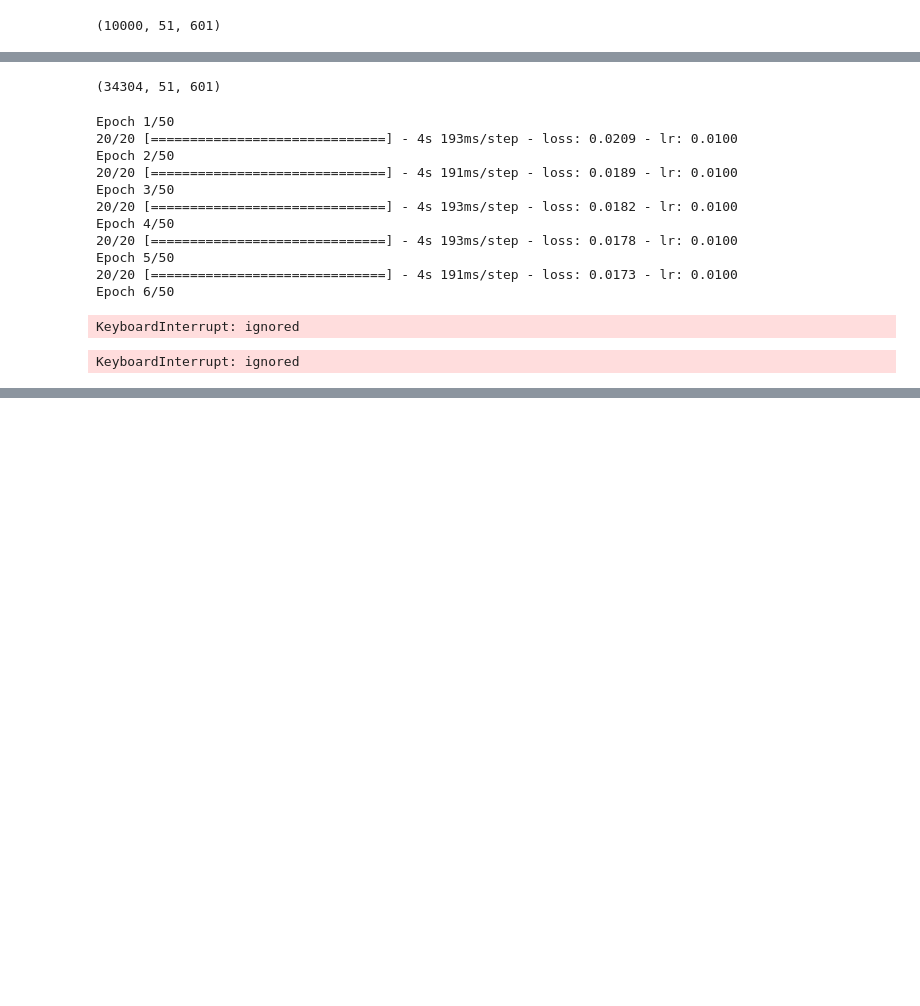
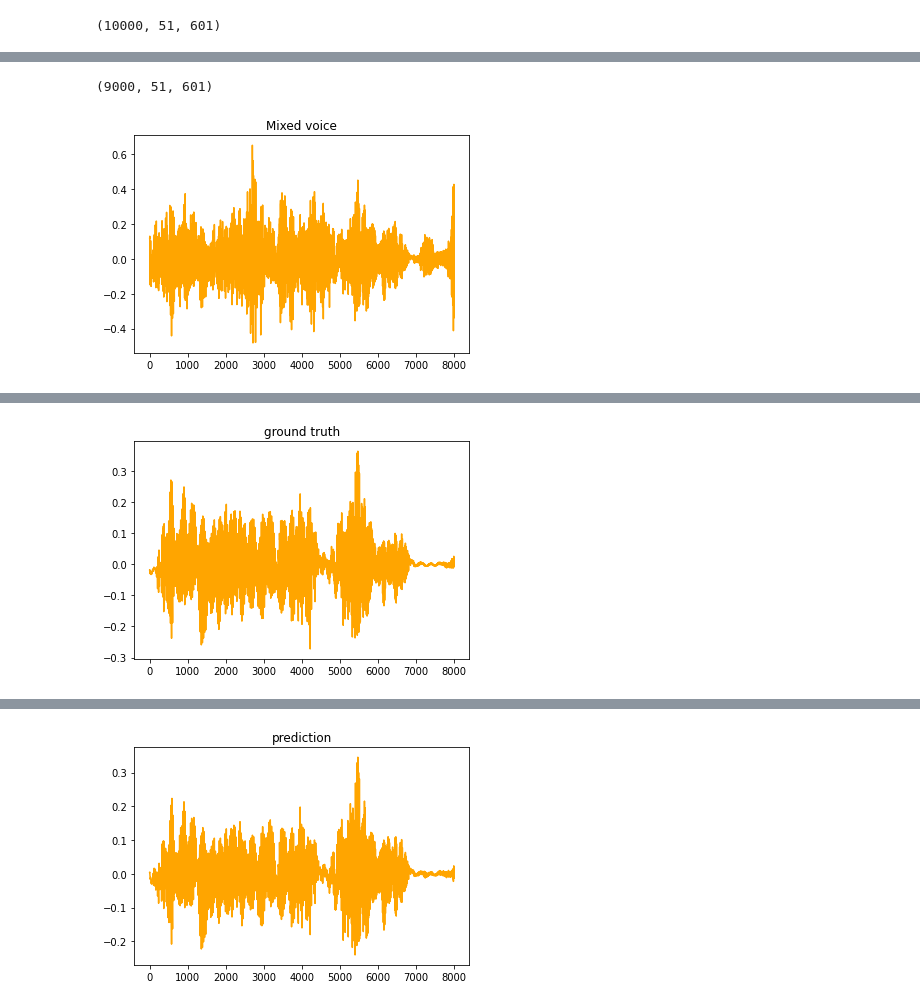
Before and after one commit to pren1/VAST, a Jupyter notebook: Splitter_playground.ipynb, the cells around one changed output, grey strips where cells are left out. Saved outputs shown, nothing was run; the diff lists cells and outputs as text; code cells hidden in the pictures; blank space fills up the shorter version.

```diff
--- a/Splitter_playground.ipynb
+++ b/Splitter_playground.ipynb
@@ -170,0 +334,2 @@ X_total.shape
+# %%
+test_model = tf.keras.models.load_model('gdrive/My Drive/Spitter_VTB/my_model.h5')
@@ -171,34 +351,6 @@ X_total.shape
+# %%
+test_res = test_model.predict(X_train)
 # %%
-X_total.shape
+test_res.shape
 # %% [output]
-(34304, 51, 601)
+(9000, 51, 601)
-# %%
-# for i in range(3):
-#   model.fit(
-#   x = X_total, y = y_total,
-#   # steps_per_epoch=67,
-#   batch_size = 512,
-#   epochs=1,
-#   # callbacks=[lrate]
-#   )
-
-model.fit(
-  x = X_total, y = y_total,
-  # steps_per_epoch=67,
-  batch_size = 512,
-  epochs=50,
-  callbacks=[lrate]
-)
-# %% [output]
-Epoch 1/50
-20/20 [==============================] - 4s 193ms/step - loss: 0.0209 - lr: 0.0100
-Epoch 2/50
-20/20 [==============================] - 4s 191ms/step - loss: 0.0189 - lr: 0.0100
-Epoch 3/50
-20/20 [==============================] - 4s 193ms/step - loss: 0.0182 - lr: 0.0100
-Epoch 4/50
-20/20 [==============================] - 4s 193ms/step - loss: 0.0178 - lr: 0.0100
-Epoch 5/50
-20/20 [==============================] - 4s 191ms/step - loss: 0.0173 - lr: 0.0100
-Epoch 6/50
-KeyboardInterrupt: ignored
@@ -209,13 +357,15 @@ iterations = epoch_num * total_file_length
-# %%
-with trange(iterations) as t:
-  for iteration in t:
-    i = iteration % total_file_length
-
-    epoch_num = iteration//total_file_length
-
-    X = X_total[i]
-    y = y_total[i]
-    loss = model.train_on_batch(X, y)
-    t.set_description('epo %i [loss: %f]' % (epoch_num, loss))
-# %% [output]
-KeyboardInterrupt: ignored
+# %%
+def reconstruct_wav(mag, phase, plt_name):
+  resulted_wav = audio.spec2wav(mag, phase)
+  plt.plot(resulted_wav, color = 'orange', label='resulted_wav')
+  plt.title(plt_name)
+  plt.show()
+  IPython.display.display(IPython.display.Audio(np.asarray(resulted_wav).T, rate=8000))
+# %%
+for i in range(1):
+  i = 20
+  reconstruct_wav(X_train[i], y_phase[i], "Mixed voice")
+  reconstruct_wav(y_train[i], y_phase[i], "ground truth")
+  reconstruct_wav(test_res[i], y_phase[i], "prediction")
+# %% [output]
+[figure, added]
@@ -221,0 +373 @@ KeyboardInterrupt: ignored
+[figure, added]
@@ -221,0 +375 @@ KeyboardInterrupt: ignored
+[figure, added]
```
Also changed, not shown: parts of 18 cells of this notebook.
